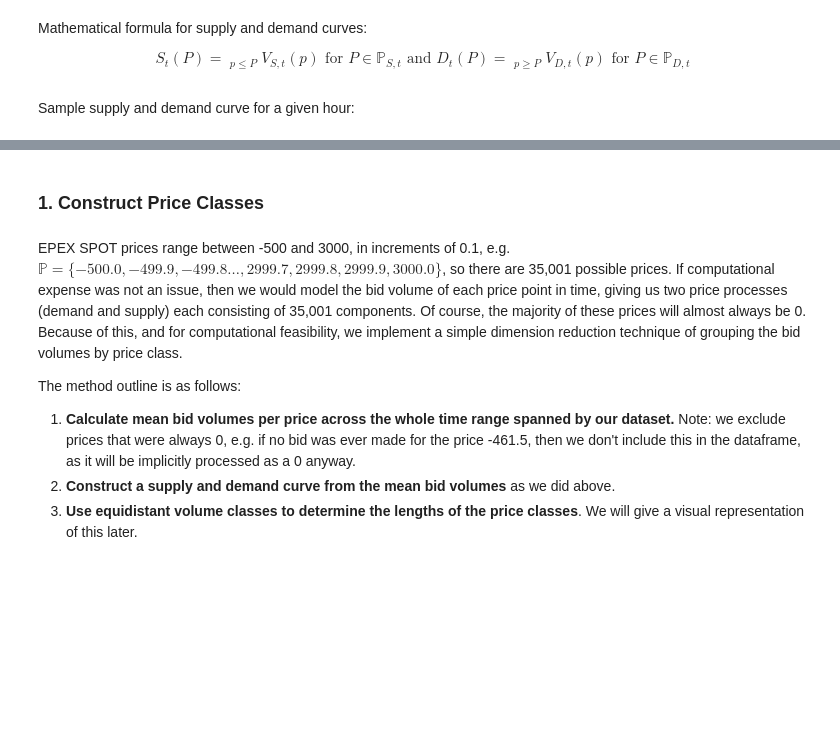
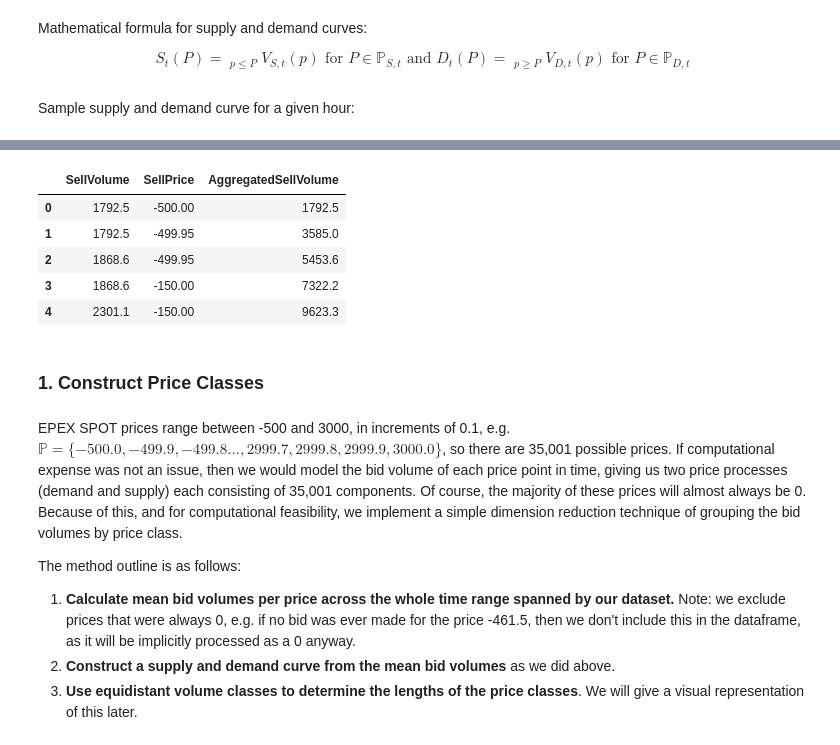
Before and after one commit to nvolfango/MScDissertation, a Jupyter notebook: Nathaniel/X-Model.ipynb, the cells around one changed output, grey strips where cells are left out. Cells and saved outputs as stored; diff of their text form; code cells hidden in the pictures; blank space fills up the shorter version.

```diff
--- a/Nathaniel/X-Model.ipynb
+++ b/Nathaniel/X-Model.ipynb
@@ -152,6 +186,15 @@ bid_curve, ask_curve = get_price_curves(ba, 0, plot=True, aggregated=True)
 # %% [output]
 [interactive output not drawn]
 [interactive output not drawn]
+# %%
+ask_curve.head()
+# %% [output]
+|  | SellVolume | SellPrice | AggregatedSellVolume |
+| 0 | 1792.5 | -500.00 | 1792.5 |
+| 1 | 1792.5 | -499.95 | 3585.0 |
+| 2 | 1868.6 | -499.95 | 5453.6 |
+| 3 | 1868.6 | -150.00 | 7322.2 |
+| 4 | 2301.1 | -150.00 | 9623.3 |
 # %% [markdown]
 ### 1. Construct Price Classes
 # %% [markdown]
```
Also changed, not shown: parts of 13 cells of this notebook.
